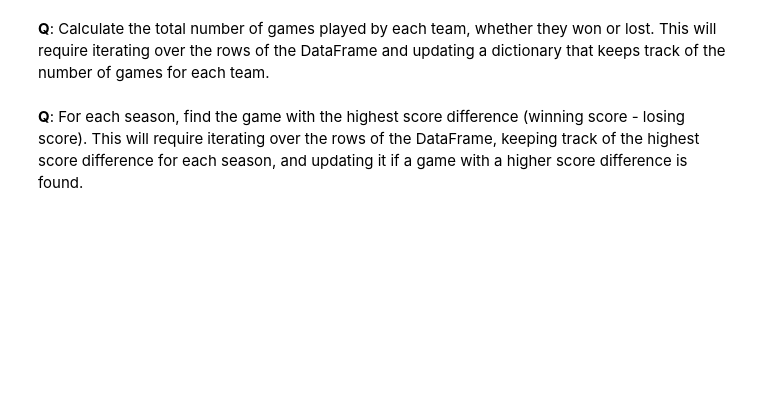
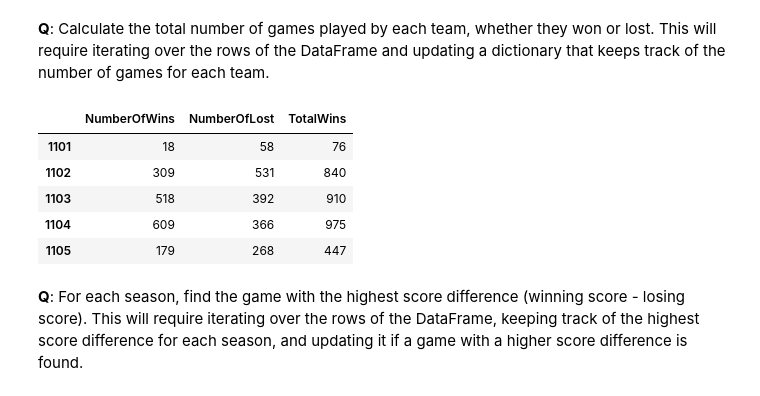
Before and after one commit to fred248h/62444-DVA, a Jupyter notebook: Frederik/3_pandas_tutorial_s204256.ipynb, the cells around one changed output. Cells and saved outputs as stored; diff of their text form; code cells hidden in the pictures; blank space fills up the shorter version.

```diff
--- a/Frederik/3_pandas_tutorial_s204256.ipynb
+++ b/Frederik/3_pandas_tutorial_s204256.ipynb
@@ -564,2 +555,35 @@ df.head(11)
+# %%
+# Write your code here
+
+
+
+
+teams = np.unique([df['Wteam'].values, df['Lteam'].values])
+
+
+df2 = pd.DataFrame(index=teams, columns=['NumberOfWins', 'NumberOfLost'])
+
+
+df2[['NumberOfWins', 'NumberOfLost']] = 0
+
+for index in df.index:
+   Wteam = df.loc[index, 'Wteam']
+   Lteam = df.loc[index, 'Lteam']
+
+   df2.loc[Wteam,'NumberOfWins'] = df2.loc[Wteam,'NumberOfWins']+1
+   df2.loc[Lteam,'NumberOfLost'] = df2.loc[Lteam,'NumberOfLost']+1
+
+
+df2.loc[:,'TotalWins'] = df2['NumberOfWins']+df2['NumberOfLost']
+
+
+df2.head()
+# %% [output]
+|  | NumberOfWins | NumberOfLost | TotalWins |
+| 1101 | 18 | 58 | 76 |
+| 1102 | 309 | 531 | 840 |
+| 1103 | 518 | 392 | 910 |
+| 1104 | 609 | 366 | 975 |
+| 1105 | 179 | 268 | 447 |
 # %% [markdown]
 **Q**: For each season, find the game with the highest score difference (winning score - losing score). This will require iterating over the rows of the DataFrame, keeping track of the highest score difference for each season, and updating it if a game with a higher score difference is found.
```
Also changed, not shown: parts of 18 cells of this notebook, 1 other file.
